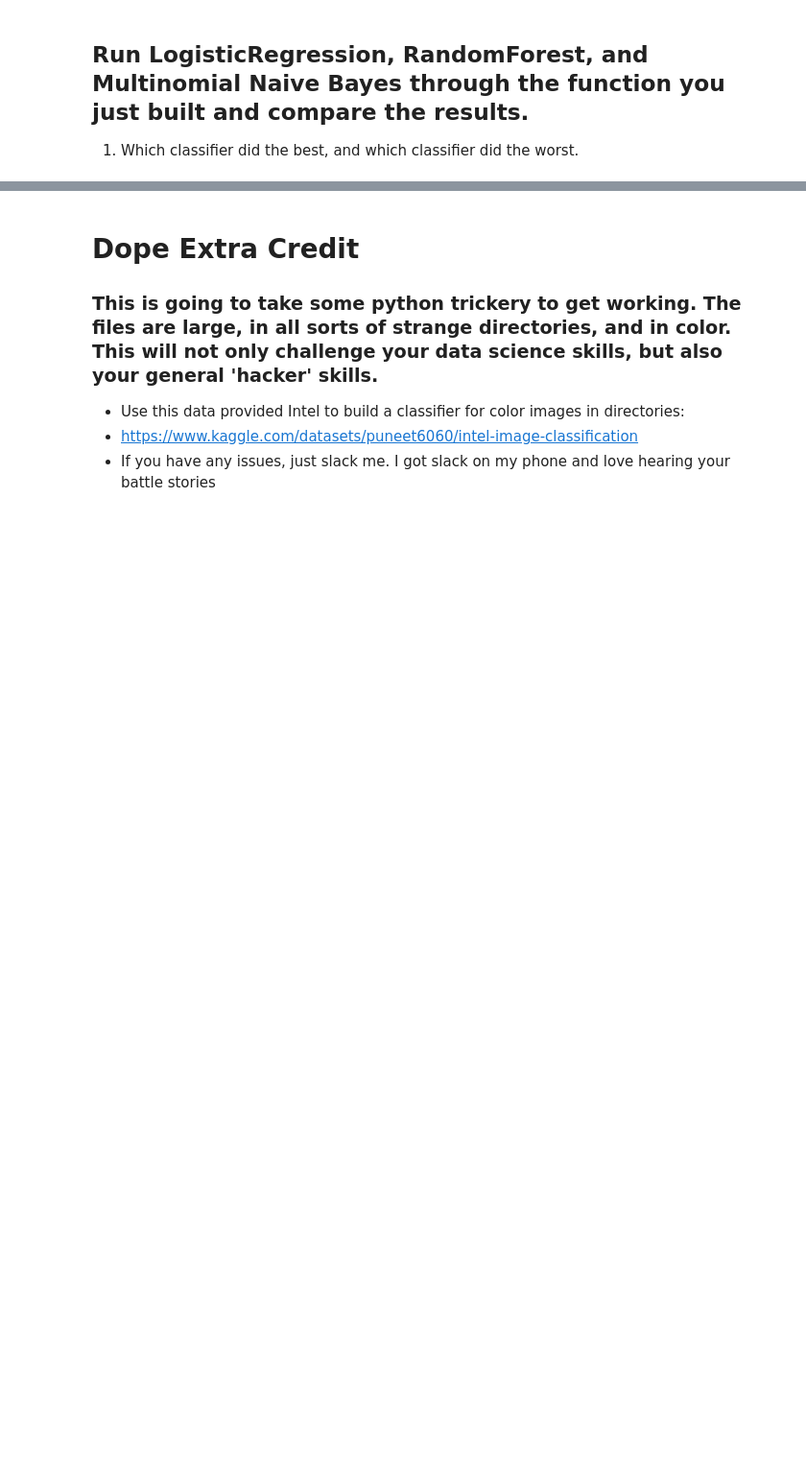
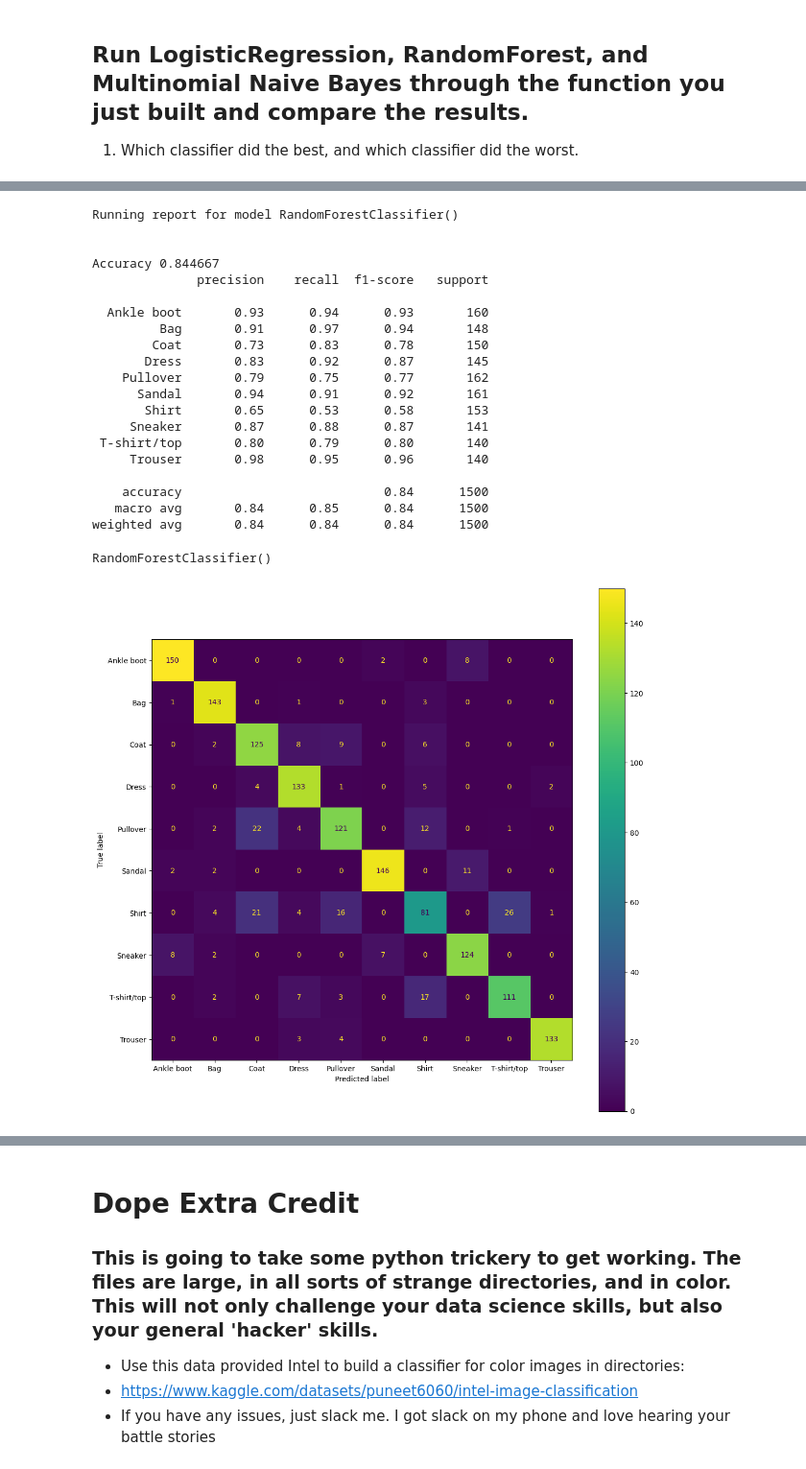
Before and after one commit to Jhwee2/2022-fall-data-science, a Jupyter notebook: Week-06-Image-Classification/Image-Classification-Exercise.ipynb, the cells around one changed output, grey strips where cells are left out. Shown at 96% size. Saved outputs shown, nothing was run; the diff lists cells and outputs as text; code cells hidden in the pictures; blank space fills up the shorter version.

```diff
--- a/Week-06-Image-Classification/Image-Classification-Exercise.ipynb
+++ b/Week-06-Image-Classification/Image-Classification-Exercise.ipynb
@@ -155,0 +331,27 @@ def build_and_eval_model(model, X, y, random_state=23):
+# %%
+# RandomForest
+rf = RandomForestClassifier()
+build_and_eval_model(rf, X, y)
+# %% [output]
+Running report for model RandomForestClassifier()
+
+
+Accuracy 0.844667
+              precision    recall  f1-score   support
+
+  Ankle boot       0.93      0.94      0.93       160
+         Bag       0.91      0.97      0.94       148
+        Coat       0.73      0.83      0.78       150
+       Dress       0.83      0.92      0.87       145
+    Pullover       0.79      0.75      0.77       162
+      Sandal       0.94      0.91      0.92       161
+       Shirt       0.65      0.53      0.58       153
+     Sneaker       0.87      0.88      0.87       141
+ T-shirt/top       0.80      0.79      0.80       140
+     Trouser       0.98      0.95      0.96       140
+
+    accuracy                           0.84      1500
+   macro avg       0.84      0.85      0.84      1500
+weighted avg       0.84      0.84      0.84      1500
+RandomForestClassifier()
+[figure, added]
```
Also changed, not shown: parts of 26 cells of this notebook.
